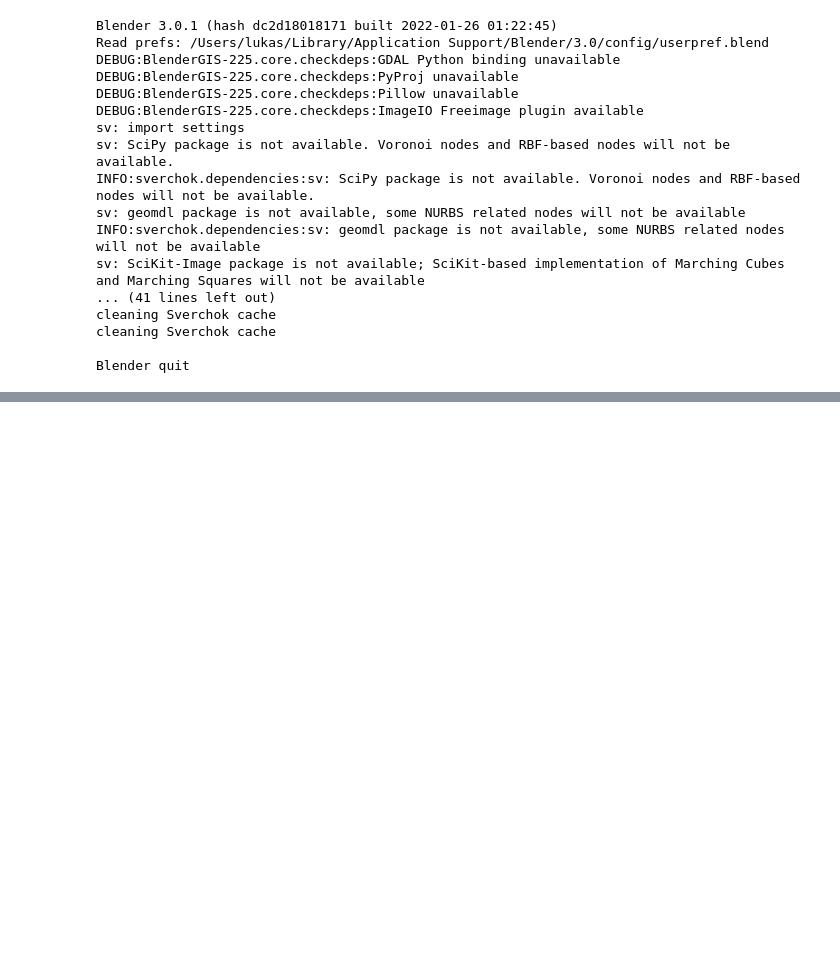
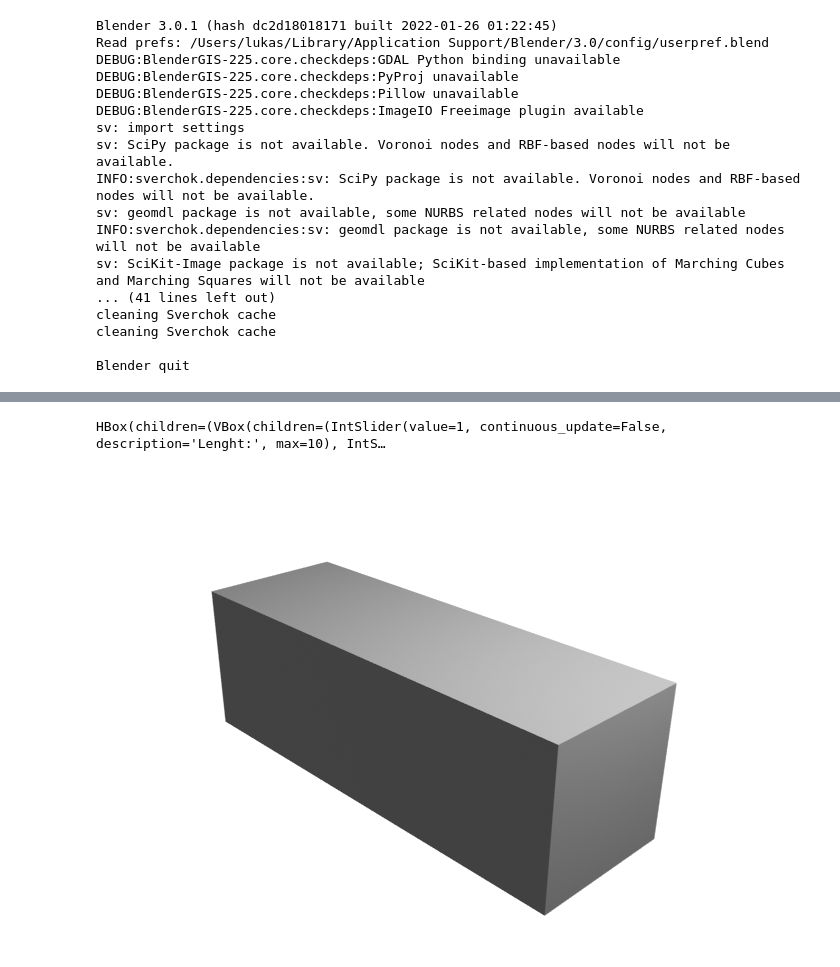
Before and after one commit to iiitobiasiii/BioCharbonPyrolysis, a Jupyter notebook: Hardware/parametric_screw_conveyor.ipynb, the cells around one changed output, grey strips where cells are left out. Drawn from its saved outputs; the diff is of its cells as text; code cells hidden in the pictures; blank space fills up the shorter version.

Commit message:
add: ipywidget sliders

```diff
--- a/Hardware/parametric_screw_conveyor.ipynb
+++ b/Hardware/parametric_screw_conveyor.ipynb
@@ -77,0 +125,10 @@ display.Image("./images/image.png")
+# %%
+out = widgets.interactive_output(slider_eventhandler, {'length': length, 'width': width, 'height': height})
+
+widgets.HBox([widgets.VBox([length, width, height]), out])
+# %% [output]
+HBox(children=(VBox(children=(IntSlider(value=1, continuous_update=False, description='Lenght:', max=10), IntS…
+# %%
+display.Image("./images/image.png")
+# %% [output]
+[figure, added]
```
Also changed, not shown: parts of 4 cells of this notebook.
